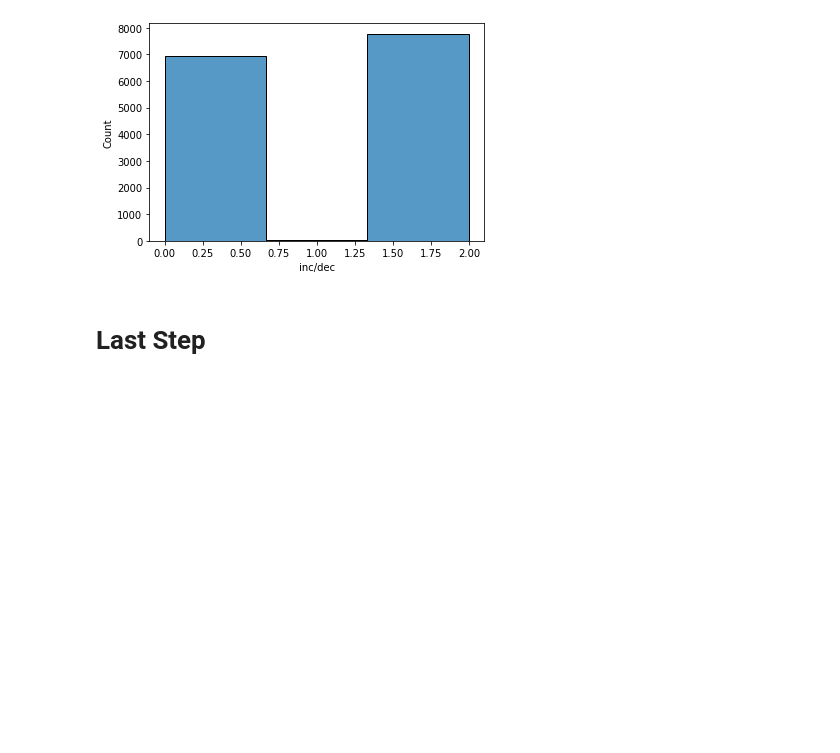
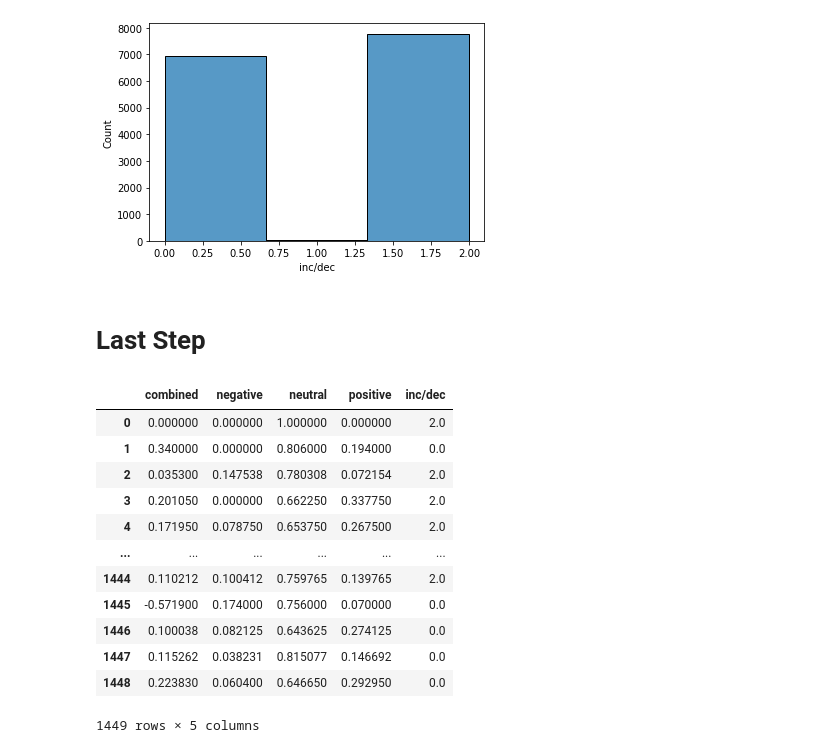
Before and after one commit to warriorprince86/MachineLearning, a Jupyter notebook: project/src/datamerge.ipynb, the cells around one changed output. Drawn from its saved outputs; the diff is of its cells as text; code cells hidden in the pictures; blank space fills up the shorter version.

Commit message:
fix(updated-to-get-the-result-df-to-csv): export dataframe for per tweet

```diff
--- a/project/src/datamerge.ipynb
+++ b/project/src/datamerge.ipynb
@@ -331,3 +324,20 @@ sns.histplot(data=result, x='inc/dec',bins=3)
 df.groupby(['Date'])[['combined','negative','neutral','positive','inc/dec']]\
     .mean().reset_index(drop=True)\
     .to_csv('data/finaldata.csv',index=False, header=True)
+# %%
+df.groupby(['Date'])[['combined','negative','neutral','positive','inc/dec']]\
+    .mean().reset_index(drop=True)
+# %% [output]
+|  | combined | negative | neutral | positive | inc/dec |
+| 0 | 0.000000 | 0.000000 | 1.000000 | 0.000000 | 2.0 |
+| 1 | 0.340000 | 0.000000 | 0.806000 | 0.194000 | 0.0 |
+| 2 | 0.035300 | 0.147538 | 0.780308 | 0.072154 | 2.0 |
+| 3 | 0.201050 | 0.000000 | 0.662250 | 0.337750 | 2.0 |
+| 4 | 0.171950 | 0.078750 | 0.653750 | 0.267500 | 2.0 |
+| ... | ... | ... | ... | ... | ... |
+| 1444 | 0.110212 | 0.100412 | 0.759765 | 0.139765 | 2.0 |
+| 1445 | -0.571900 | 0.174000 | 0.756000 | 0.070000 | 0.0 |
+| 1446 | 0.100038 | 0.082125 | 0.643625 | 0.274125 | 0.0 |
+| 1447 | 0.115262 | 0.038231 | 0.815077 | 0.146692 | 0.0 |
+| 1448 | 0.223830 | 0.060400 | 0.646650 | 0.292950 | 0.0 |
+1449 rows × 5 columns
```
Also changed, not shown: parts of 3 cells of this notebook.
